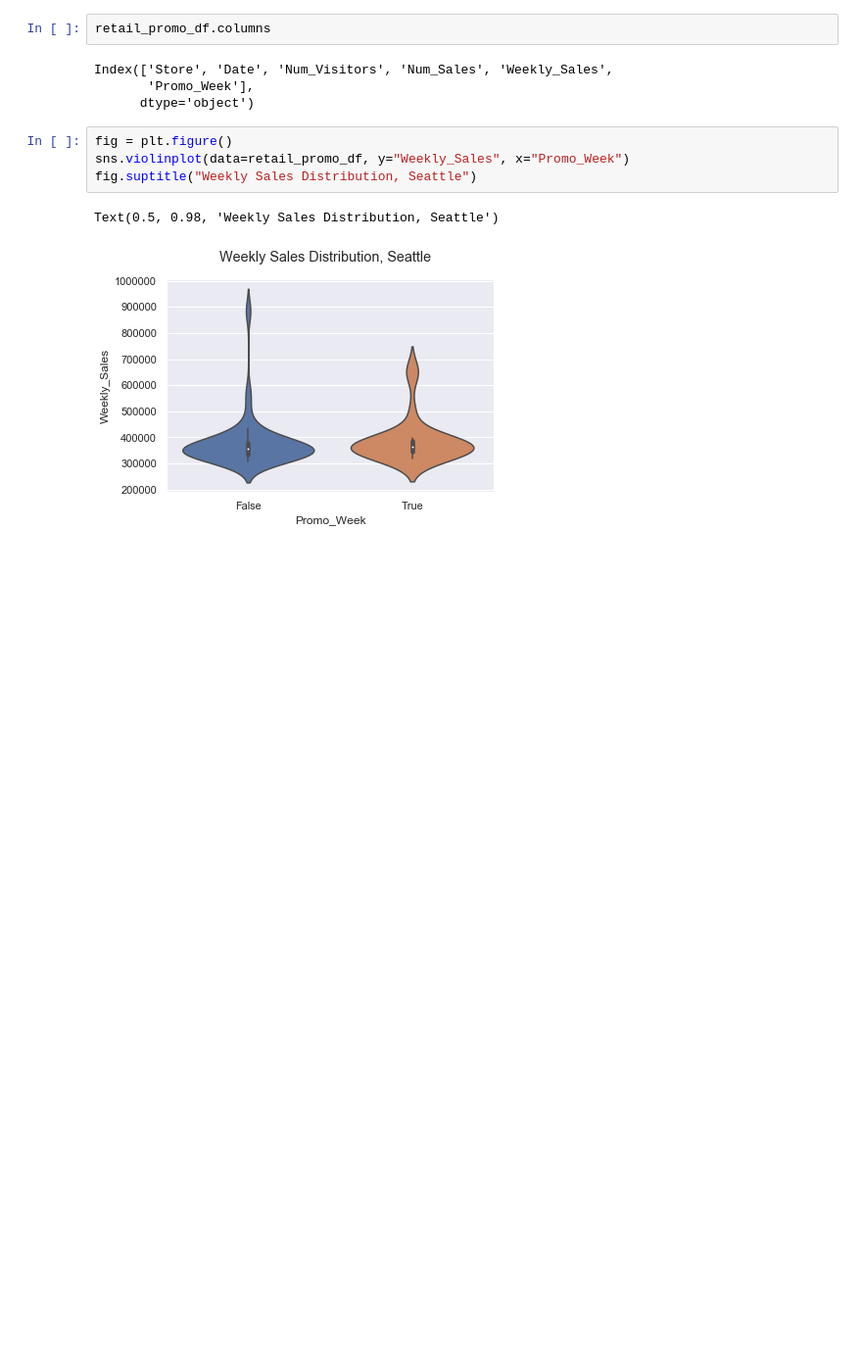
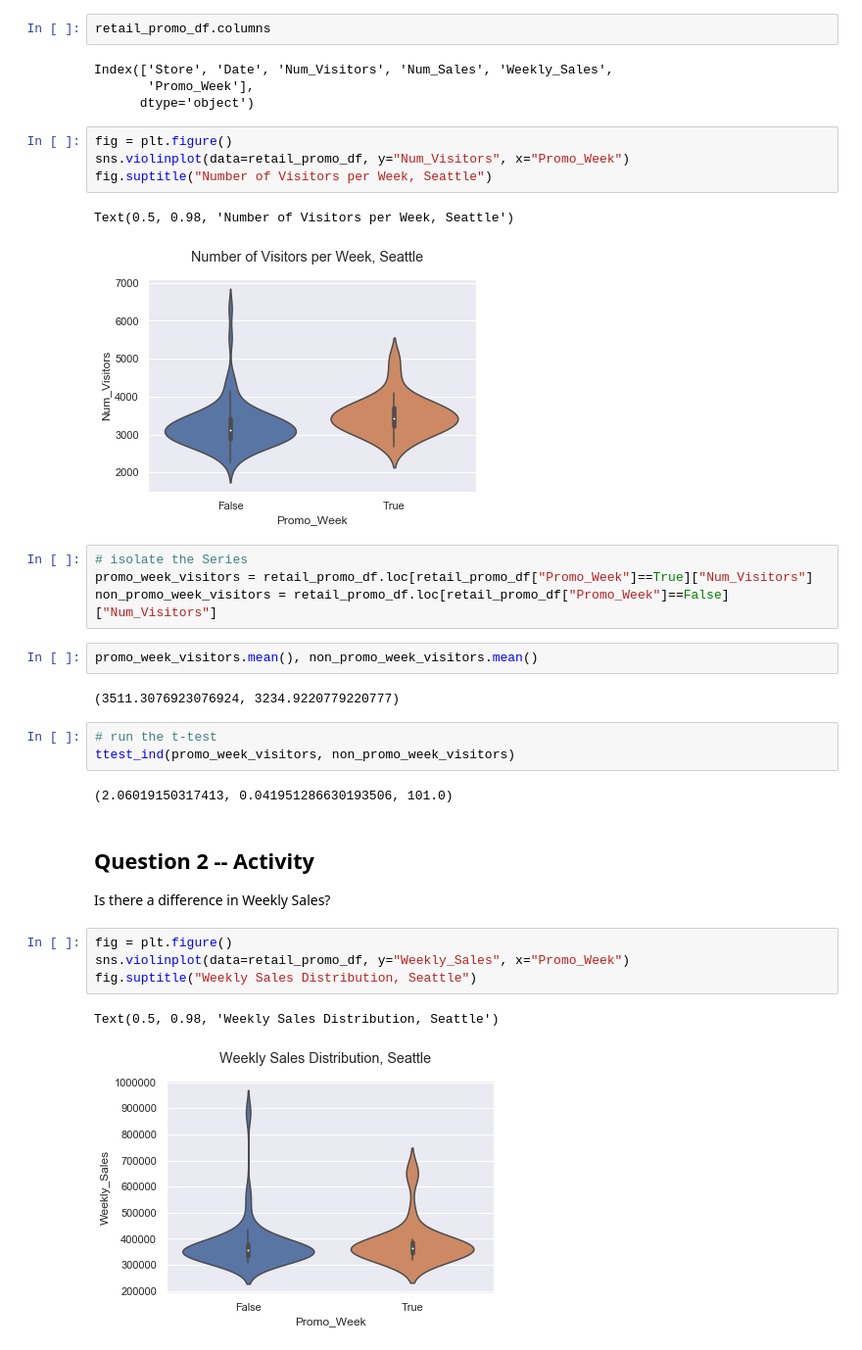
Before and after one commit to pathstream-curriculum/Python, a Jupyter notebook: S9M1-lessons/S9M1-hypothesis-testing-lesson-narrative.ipynb, the cells around one changed output. Shown: that part at 98% size. Cells and saved outputs as stored; diff of their text form; blank space fills up the shorter version.

```diff
--- a/S9M1-lessons/S9M1-hypothesis-testing-lesson-narrative.ipynb
+++ b/S9M1-lessons/S9M1-hypothesis-testing-lesson-narrative.ipynb
@@ -54,6 +54,29 @@ retail_promo_df.columns
 Index(['Store', 'Date', 'Num_Visitors', 'Num_Sales', 'Weekly_Sales',
        'Promo_Week'],
       dtype='object')
+# %%
+fig = plt.figure()
+sns.violinplot(data=retail_promo_df, y="Num_Visitors", x="Promo_Week")
+fig.suptitle("Number of Visitors per Week, Seattle")
+# %% [output]
+Text(0.5, 0.98, 'Number of Visitors per Week, Seattle')
+[figure, added]
+# %%
+# isolate the Series
+promo_week_visitors = retail_promo_df.loc[retail_promo_df["Promo_Week"]==True]["Num_Visitors"]
+non_promo_week_visitors = retail_promo_df.loc[retail_promo_df["Promo_Week"]==False]["Num_Visitors"]
+# %%
+promo_week_visitors.mean(), non_promo_week_visitors.mean()
+# %% [output]
+(3511.3076923076924, 3234.9220779220777)
+# %%
+# run the t-test
+ttest_ind(promo_week_visitors, non_promo_week_visitors)
+# %% [output]
+(2.06019150317413, 0.041951286630193506, 101.0)
+# %% [markdown]
+## Question 2 -- Activity
+Is there a difference in Weekly Sales?
 # %%
 fig = plt.figure()
 sns.violinplot(data=retail_promo_df, y="Weekly_Sales", x="Promo_Week")
```
Also changed, not shown: parts of 21 cells of this notebook, 8 other files.
